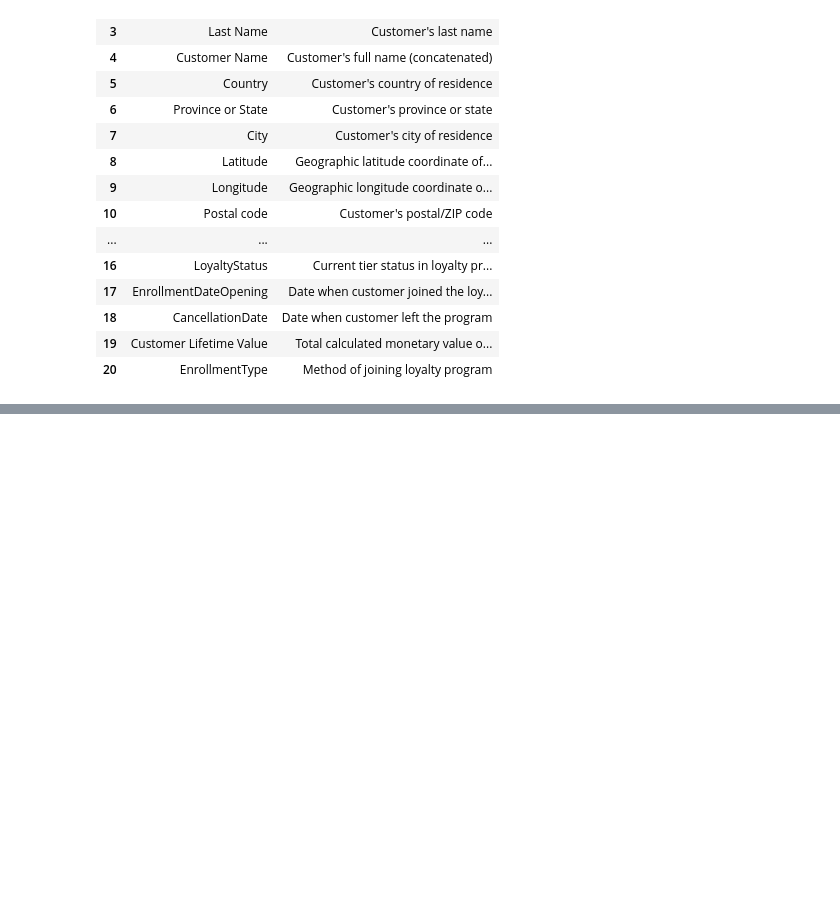
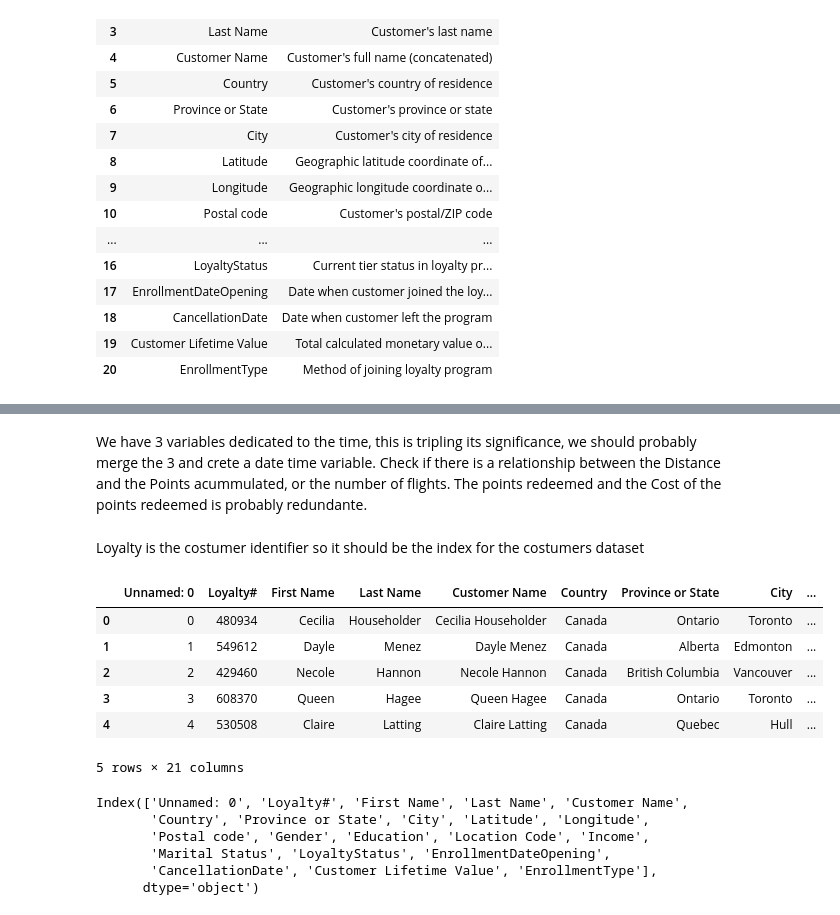
Before and after one commit to barbara-sousa-franco/Data-Mining-Project, a Jupyter notebook: Deliverable 1.ipynb, the cells around one changed output, grey strips where cells are left out. Saved outputs shown, nothing was run; the diff lists cells and outputs as text; code cells hidden in the pictures; blank space fills up the shorter version.

```diff
--- a/Deliverable 1.ipynb
+++ b/Deliverable 1.ipynb
@@ -68,0 +89,24 @@ display(metadata_customerDB)
+# %% [markdown]
+We have 3 variables dedicated to the time, this is tripling its significance, we should probably merge the 3 and crete a date time variable.
+Check if there is a relationship between the Distance and the Points acummulated, or the number of flights. The points redeemed and the Cost of the points redeemed is probably redundante.
+# %% [markdown]
+Loyalty is the costumer identifier so it should be the index for the costumers dataset
+# %%
+df_customerDB.head()
+# %% [output]
+|  | Unnamed: 0 | Loyalty# | First Name | Last Name | Customer Name | Country | Province or State | City | ... |
+| 0 | 0 | 480934 | Cecilia | Householder | Cecilia Householder | Canada | Ontario | Toronto | ... |
+| 1 | 1 | 549612 | Dayle | Menez | Dayle Menez | Canada | Alberta | Edmonton | ... |
+| 2 | 2 | 429460 | Necole | Hannon | Necole Hannon | Canada | British Columbia | Vancouver | ... |
+| 3 | 3 | 608370 | Queen | Hagee | Queen Hagee | Canada | Ontario | Toronto | ... |
+| 4 | 4 | 530508 | Claire | Latting | Claire Latting | Canada | Quebec | Hull | ... |
+5 rows × 21 columns
+# %%
+df_customerDB.columns
+# %% [output]
+Index(['Unnamed: 0', 'Loyalty#', 'First Name', 'Last Name', 'Customer Name',
+       'Country', 'Province or State', 'City', 'Latitude', 'Longitude',
+       'Postal code', 'Gender', 'Education', 'Location Code', 'Income',
+       'Marital Status', 'LoyaltyStatus', 'EnrollmentDateOpening',
+       'CancellationDate', 'Customer Lifetime Value', 'EnrollmentType'],
+      dtype='object')
```
Also changed, not shown: parts of 12 cells of this notebook.
